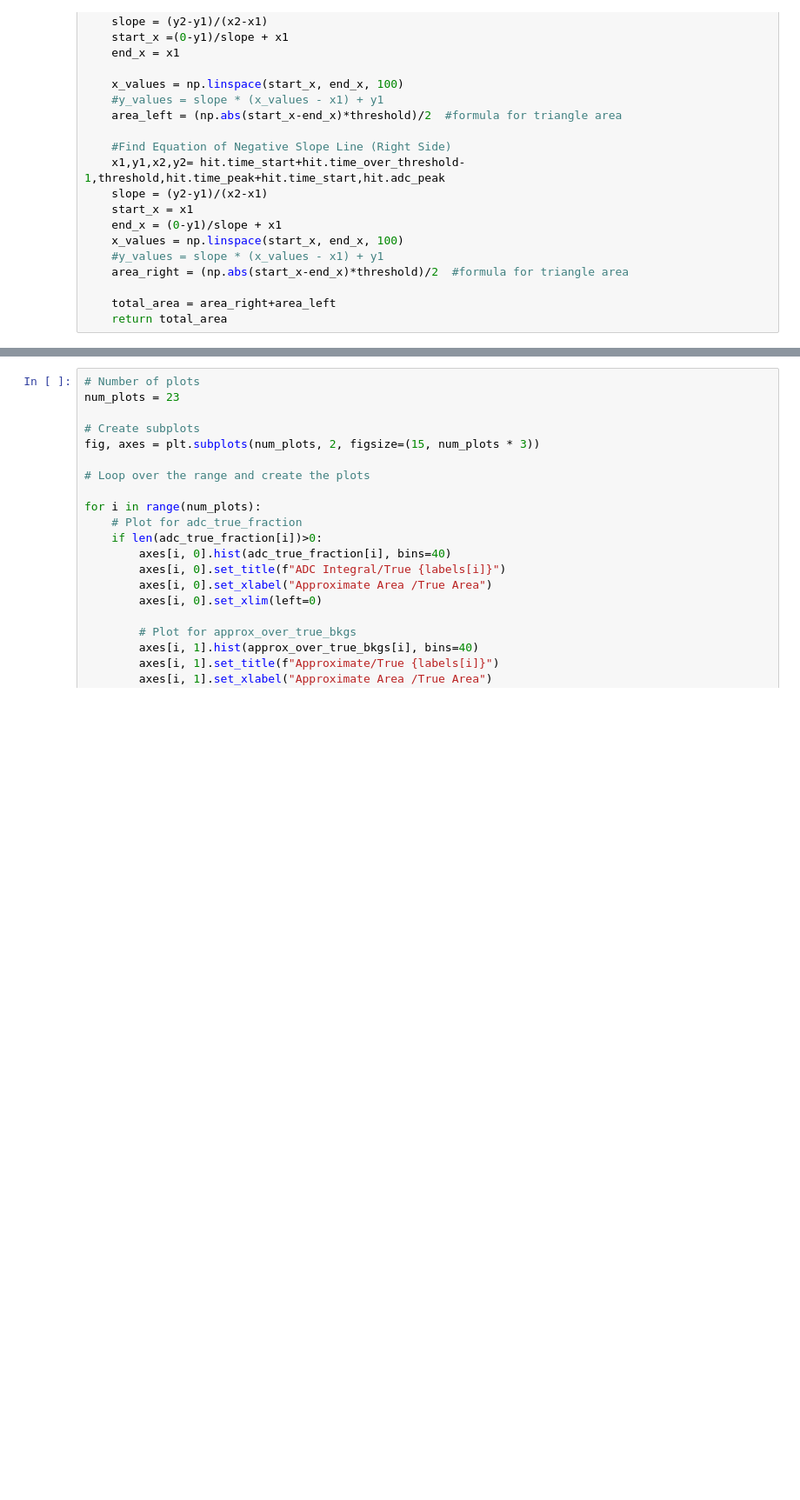
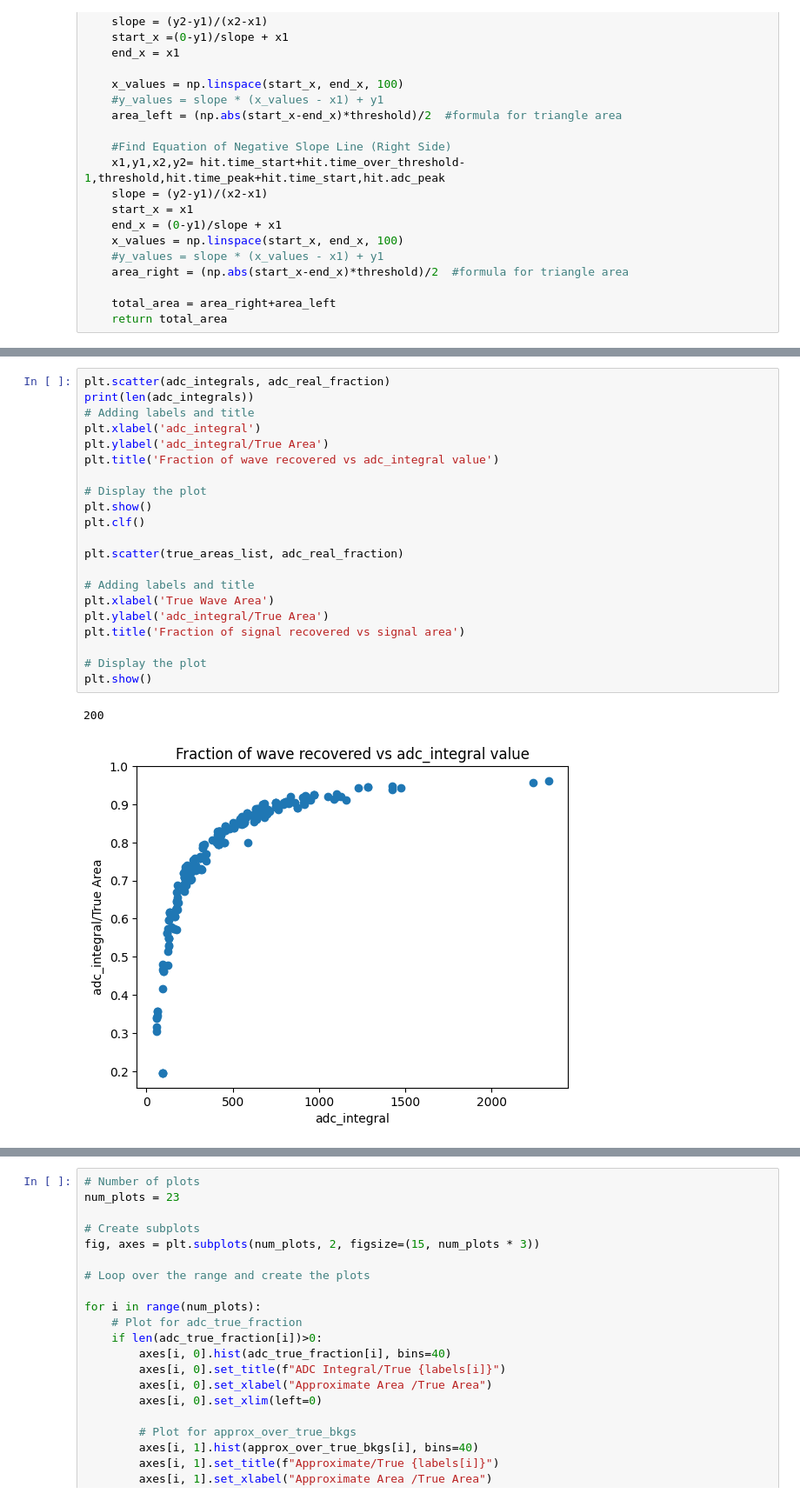
Before and after one commit to dune-sn-online-pointing/tp-generator, a Jupyter notebook: generateTpsFromWfs.ipynb, the cells around one changed output, grey strips where cells are left out. Shown at 87% size. Drawn from its saved outputs; the diff is of its cells as text; blank space fills up the shorter version.

```diff
--- a/generateTpsFromWfs.ipynb
+++ b/generateTpsFromWfs.ipynb
@@ -193,0 +237,24 @@ for data in col:
+# %%
+plt.scatter(adc_integrals, adc_real_fraction)
+print(len(adc_integrals))
+# Adding labels and title
+plt.xlabel('adc_integral')
+plt.ylabel('adc_integral/True Area')
+plt.title('Fraction of wave recovered vs adc_integral value')
+
+# Display the plot
+plt.show()
+plt.clf()
+
+plt.scatter(true_areas_list, adc_real_fraction)
+
+# Adding labels and title
+plt.xlabel('True Wave Area')
+plt.ylabel('adc_integral/True Area')
+plt.title('Fraction of signal recovered vs signal area')
+
+# Display the plot
+plt.show()
+# %% [output]
+200
+[figure, added]
```
Also changed, not shown: parts of 11 cells of this notebook, 25 other files.
